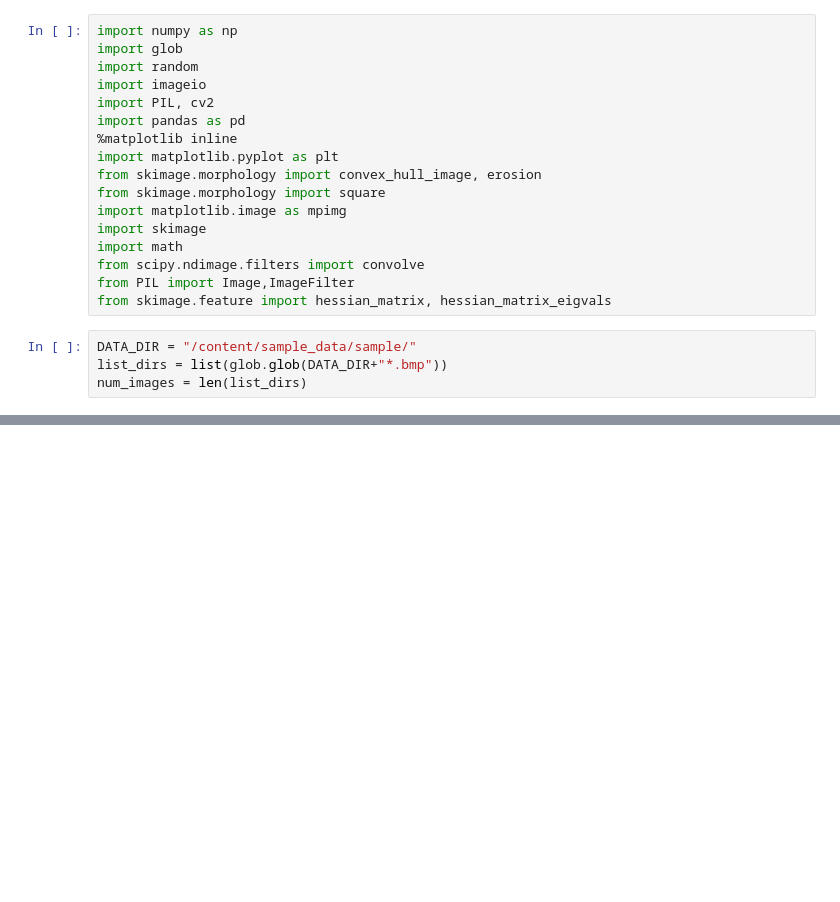
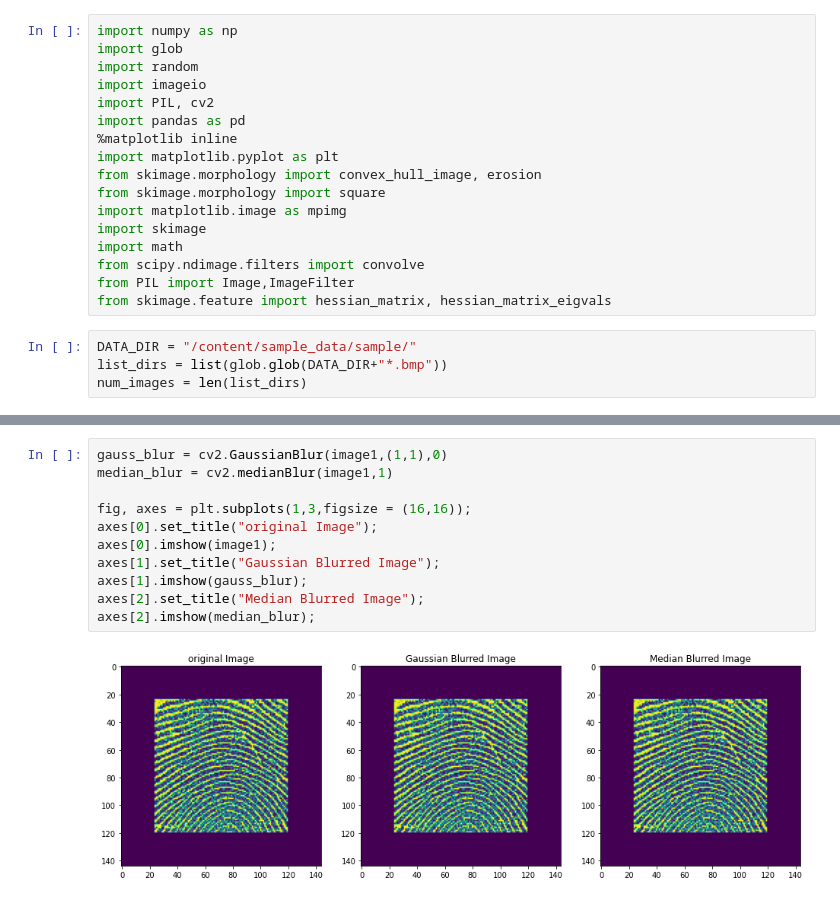
Before and after one commit to kshjessica/study_Machine-Learning, a Jupyter notebook: Assignment2_지문 인식(1차)/Assignment2_지문 인식(1차).ipynb, the cells around one changed output, grey strips where cells are left out. Saved outputs shown, nothing was run; the diff lists cells and outputs as text; blank space fills up the shorter version.

Commit message:
Image Transforms

```diff
--- a/Assignment2_지문 인식(1차)/Assignment2_지문 인식(1차).ipynb
+++ b/Assignment2_지문 인식(1차)/Assignment2_지문 인식(1차).ipynb
@@ -39,0 +51,13 @@ axes[2].imshow(image3);
+# %%
+gauss_blur = cv2.GaussianBlur(image1,(1,1),0)
+median_blur = cv2.medianBlur(image1,1)
+
+fig, axes = plt.subplots(1,3,figsize = (16,16));
+axes[0].set_title("original Image");
+axes[0].imshow(image1);
+axes[1].set_title("Gaussian Blurred Image");
+axes[1].imshow(gauss_blur);
+axes[2].set_title("Median Blurred Image");
+axes[2].imshow(median_blur);
+# %% [output]
+[figure, added]
```
Also changed, not shown: parts of 9 cells of this notebook.
